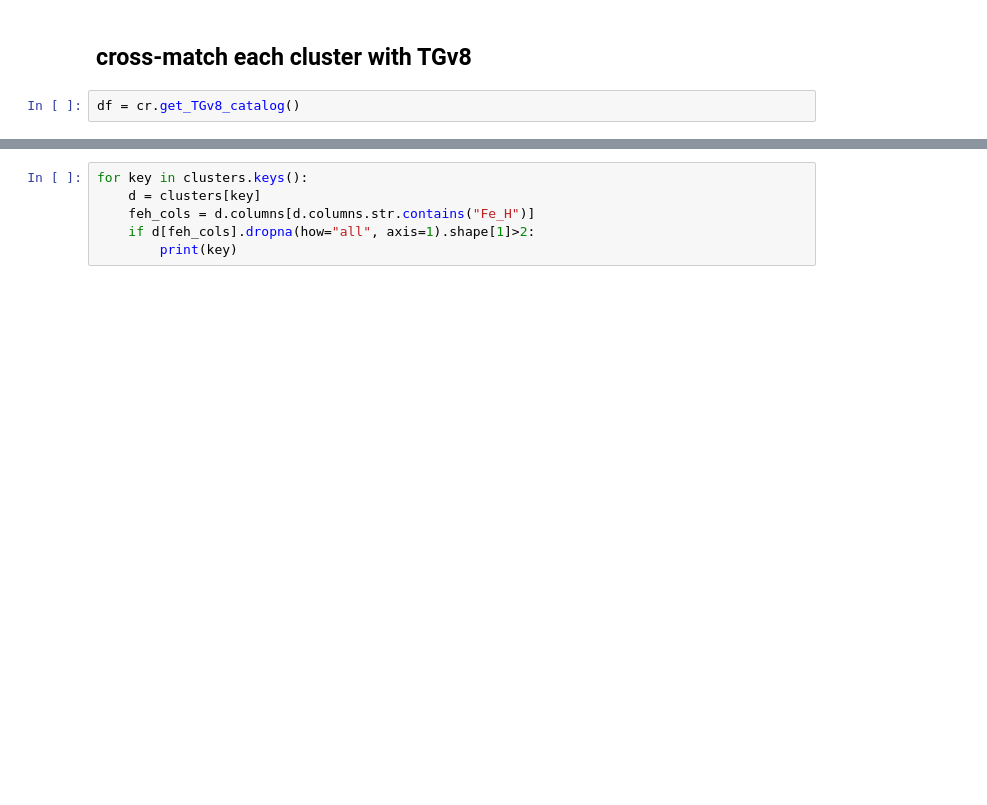
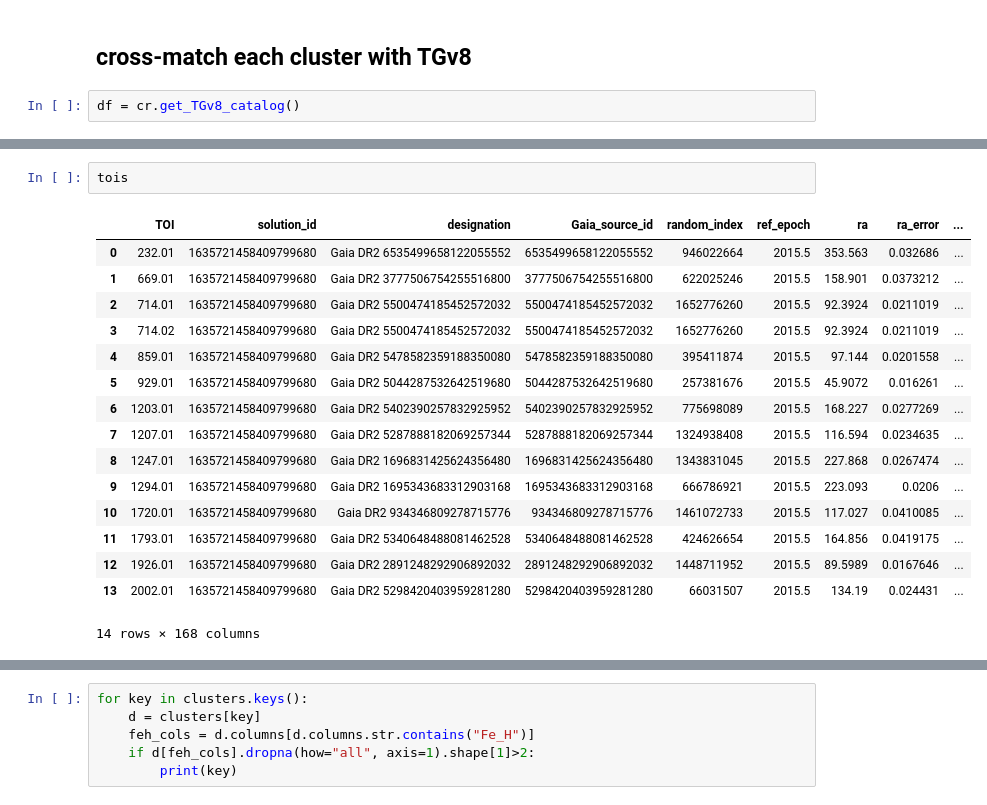
Before and after one commit to jpdeleon/chronos, a Jupyter notebook: notebooks/examples-cluster_spectra.ipynb, the cells around one changed output, grey strips where cells are left out. Drawn from its saved outputs; the diff is of its cells as text; blank space fills up the shorter version.

```diff
--- a/notebooks/examples-cluster_spectra.ipynb
+++ b/notebooks/examples-cluster_spectra.ipynb
@@ -92,3 +64,22 @@ ASCC_87
+# %%
+tois
+# %% [output]
+|  | TOI | solution_id | designation | Gaia_source_id | random_index | ref_epoch | ra | ra_error | ... |
+| 0 | 232.01 | 1635721458409799680 | Gaia DR2 6535499658122055552 | 6535499658122055552 | 946022664 | 2015.5 | 353.563 | 0.032686 | ... |
+| 1 | 669.01 | 1635721458409799680 | Gaia DR2 3777506754255516800 | 3777506754255516800 | 622025246 | 2015.5 | 158.901 | 0.0373212 | ... |
+| 2 | 714.01 | 1635721458409799680 | Gaia DR2 5500474185452572032 | 5500474185452572032 | 1652776260 | 2015.5 | 92.3924 | 0.0211019 | ... |
+| 3 | 714.02 | 1635721458409799680 | Gaia DR2 5500474185452572032 | 5500474185452572032 | 1652776260 | 2015.5 | 92.3924 | 0.0211019 | ... |
+| 4 | 859.01 | 1635721458409799680 | Gaia DR2 5478582359188350080 | 5478582359188350080 | 395411874 | 2015.5 | 97.144 | 0.0201558 | ... |
+| 5 | 929.01 | 1635721458409799680 | Gaia DR2 5044287532642519680 | 5044287532642519680 | 257381676 | 2015.5 | 45.9072 | 0.016261 | ... |
+| 6 | 1203.01 | 1635721458409799680 | Gaia DR2 5402390257832925952 | 5402390257832925952 | 775698089 | 2015.5 | 168.227 | 0.0277269 | ... |
+| 7 | 1207.01 | 1635721458409799680 | Gaia DR2 5287888182069257344 | 5287888182069257344 | 1324938408 | 2015.5 | 116.594 | 0.0234635 | ... |
+| 8 | 1247.01 | 1635721458409799680 | Gaia DR2 1696831425624356480 | 1696831425624356480 | 1343831045 | 2015.5 | 227.868 | 0.0267474 | ... |
+| 9 | 1294.01 | 1635721458409799680 | Gaia DR2 1695343683312903168 | 1695343683312903168 | 666786921 | 2015.5 | 223.093 | 0.0206 | ... |
+| 10 | 1720.01 | 1635721458409799680 | Gaia DR2 934346809278715776 | 934346809278715776 | 1461072733 | 2015.5 | 117.027 | 0.0410085 | ... |
+| 11 | 1793.01 | 1635721458409799680 | Gaia DR2 5340648488081462528 | 5340648488081462528 | 424626654 | 2015.5 | 164.856 | 0.0419175 | ... |
+| 12 | 1926.01 | 1635721458409799680 | Gaia DR2 2891248292906892032 | 2891248292906892032 | 1448711952 | 2015.5 | 89.5989 | 0.0167646 | ... |
+| 13 | 2002.01 | 1635721458409799680 | Gaia DR2 5298420403959281280 | 5298420403959281280 | 66031507 | 2015.5 | 134.19 | 0.024431 | ... |
+14 rows × 168 columns
 # %%
 import matplotlib.pyplot as pl
 import numpy as np
```
Also changed, not shown: parts of 10 cells of this notebook, 6 other files.
